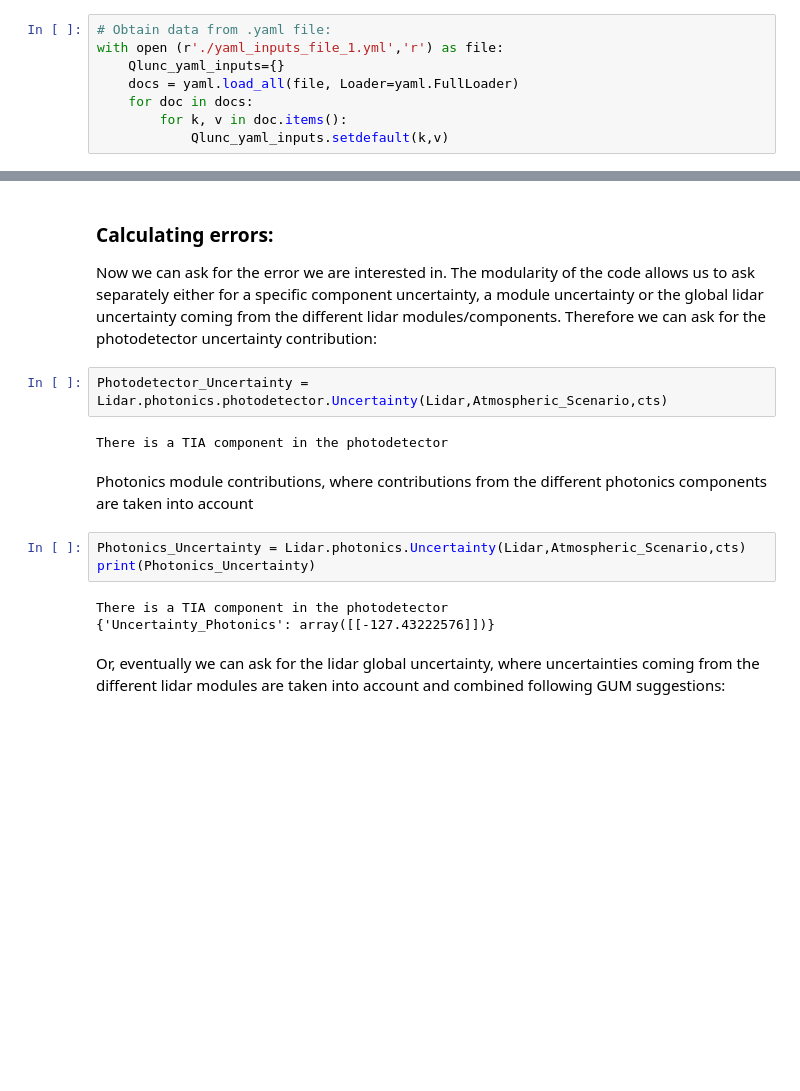
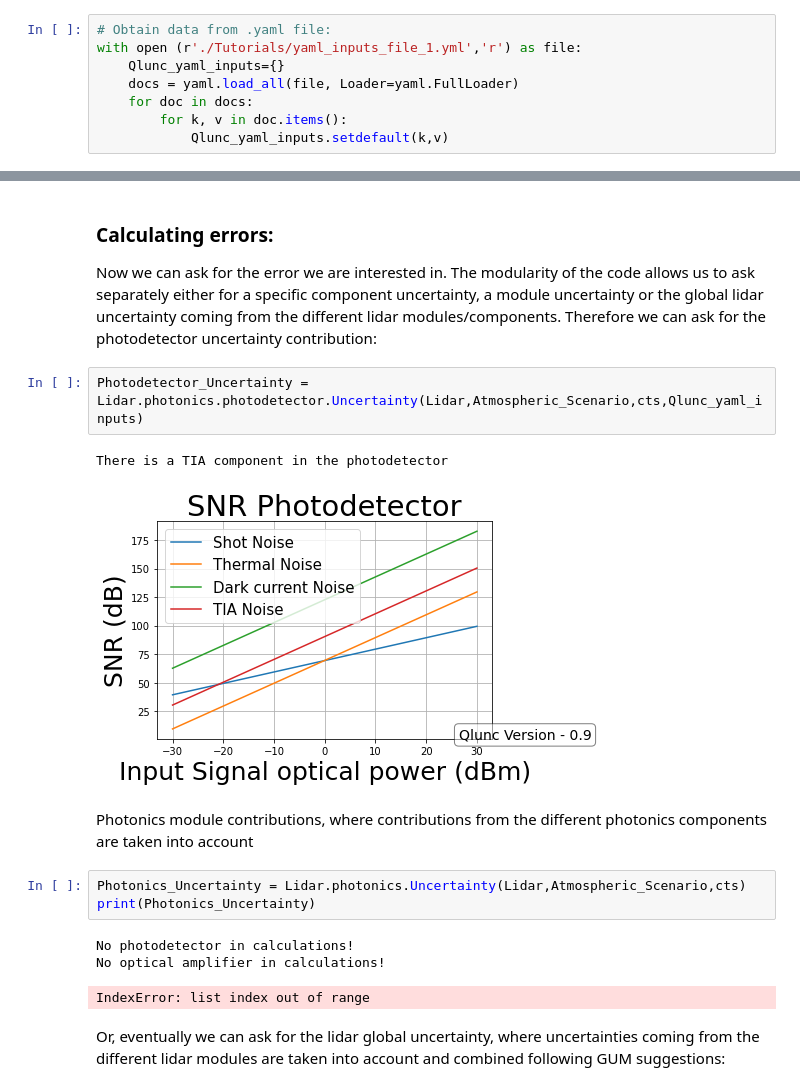
Before and after one commit to SWE-UniStuttgart/Qlunc, a Jupyter notebook: Tutorials/Tutorial1.ipynb, the cells around one changed output, grey strips where cells are left out. Cells and saved outputs as stored; diff of their text form; blank space fills up the shorter version.

Commit message:
Tutorials

```diff
--- a/Tutorials/Tutorial1.ipynb
+++ b/Tutorials/Tutorial1.ipynb
@@ -25,6 +52,6 @@ The code below imports the `yaml` file.
 # %%
 # Obtain data from .yaml file:
-with open (r'./yaml_inputs_file_1.yml','r') as file:
+with open (r'./Tutorials/yaml_inputs_file_1.yml','r') as file:
     Qlunc_yaml_inputs={}
     docs = yaml.load_all(file, Loader=yaml.FullLoader)
     for doc in docs:
@@ -234,17 +276,19 @@ Created new lidar device: Caixa1
 Now we can ask for the error we are interested in. The modularity of the code allows us to ask separately either for a specific component uncertainty, a module uncertainty or the global lidar uncertainty coming from the different lidar modules/components.
 Therefore we can ask for the photodetector uncertainty contribution:
 # %%
-Photodetector_Uncertainty = Lidar.photonics.photodetector.Uncertainty(Lidar,Atmospheric_Scenario,cts)
+Photodetector_Uncertainty = Lidar.photonics.photodetector.Uncertainty(Lidar,Atmospheric_Scenario,cts,Qlunc_yaml_inputs)
 # %% [output]
 There is a TIA component in the photodetector
+[figure, added]
 # %% [markdown]
 Photonics module contributions, where contributions from the different photonics components are taken into account
 # %%
 Photonics_Uncertainty = Lidar.photonics.Uncertainty(Lidar,Atmospheric_Scenario,cts)
 print(Photonics_Uncertainty)
 # %% [output]
-There is a TIA component in the photodetector
-{'Uncertainty_Photonics': array([[-127.43222576]])}
+No photodetector in calculations!
+No optical amplifier in calculations!
+IndexError: list index out of range
 # %% [markdown]
 Or,  eventually we can ask for the lidar global uncertainty, where uncertainties coming from the different lidar modules are taken into account and combined following GUM suggestions:
 # %%
```
Also changed, not shown: parts of 15 cells of this notebook.
